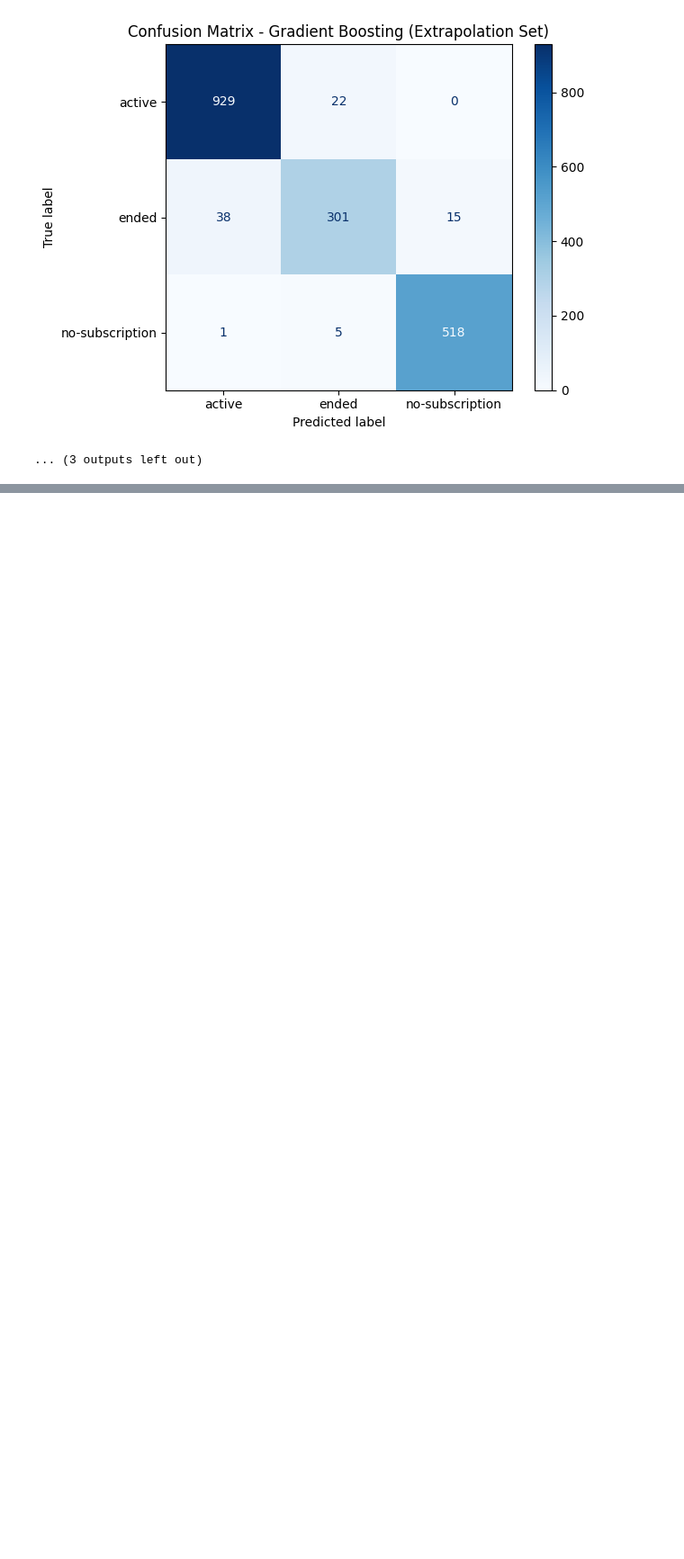
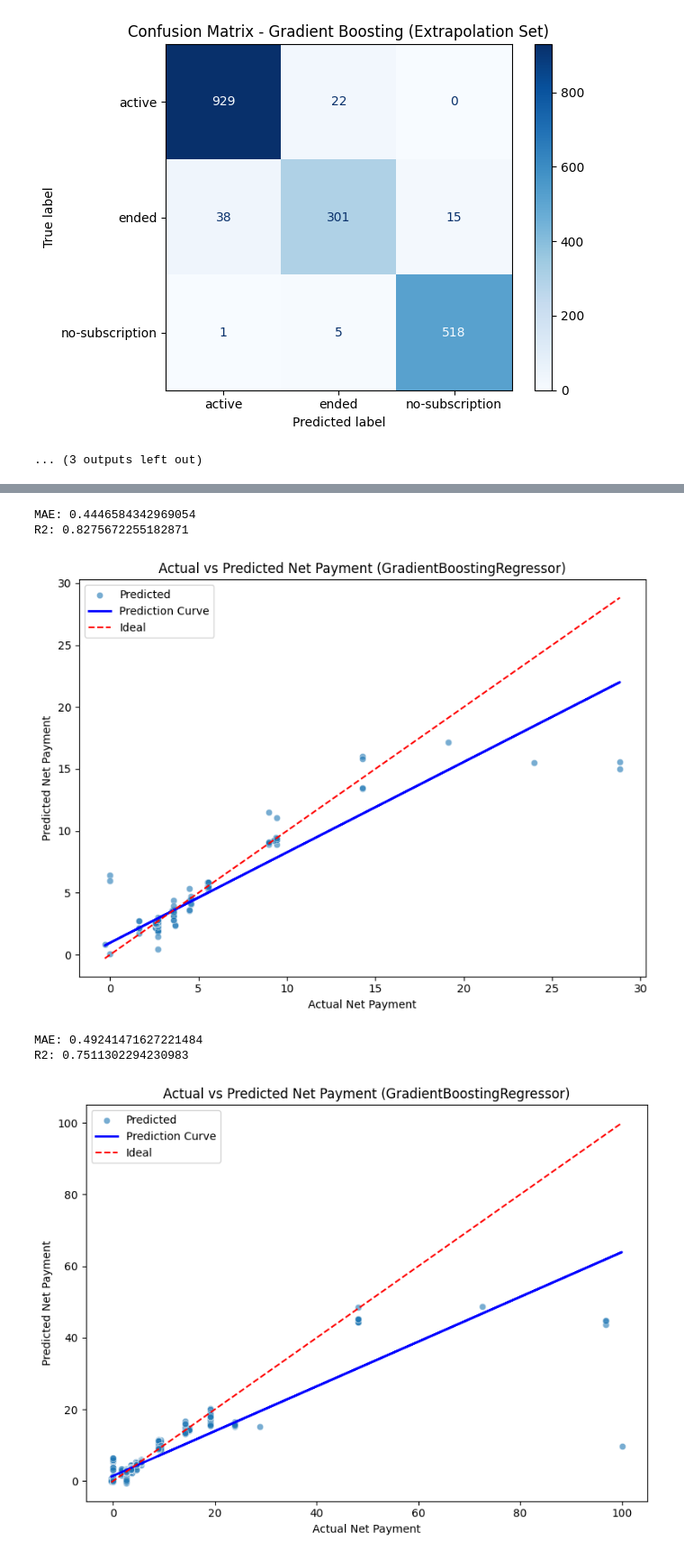
Before and after one commit to roziii/chingu_segment_analysis, a Jupyter notebook: Transaction_Application_analysis.ipynb, the cells around one changed output, grey strips where cells are left out. Shown at 90% size. Drawn from its saved outputs; the diff is of its cells as text; code cells hidden in the pictures; blank space fills up the shorter version.

```diff
--- a/Transaction_Application_analysis.ipynb
+++ b/Transaction_Application_analysis.ipynb
@@ -461,0 +444,36 @@ Gradient Boosting: Accuracy=0.9557, F1=0.9551, ROC AUC=0.9920
+# %%
+from sklearn.linear_model import LinearRegression
+from sklearn.linear_model import LinearRegression
+def plot_predictions(y_true, y_pred, model_name="Model"):
+    plt.figure(figsize=(8, 6))
+    sns.scatterplot(x=y_true, y=y_pred, alpha=0.6, label="Predicted")
+
+    # Fit and plot regression line
+    reg = LinearRegression().fit(np.array(y_true).reshape(-1, 1), y_pred)
+    y_fit = reg.predict(np.array(y_true).reshape(-1, 1))
+    plt.plot(y_true, y_fit, color='blue', linewidth=2, label="Prediction Curve")
+
+    plt.plot([y_true.min(), y_true.max()], [y_true.min(), y_true.max()], 'r--', label="Ideal")
+    plt.xlabel("Actual Net Payment")
+    plt.ylabel("Predicted Net Payment")
+    plt.title(f"Actual vs Predicted Net Payment ({model_name})")
+    plt.legend()
+    plt.tight_layout()
+    plt.show()
+
+y_pred = best_model.predict(X_test)
+print("MAE:", mean_absolute_error(y_test, y_pred))
+print("R2:", r2_score(y_test, y_pred))
+plot_predictions(y_test, y_pred, model_name=type(best_model).__name__)
+
+y_pred_extra = best_model.predict(X_extra)
+print("MAE:", mean_absolute_error(y_extra, y_pred_extra))
+print("R2:", r2_score(y_extra, y_pred_extra))
+plot_predictions(y_extra, y_pred_extra, model_name=type(best_model).__name__)
+# %% [output]
+MAE: 0.4446584342969054
+R2: 0.8275672255182871
+[figure, added]
+MAE: 0.49241471627221484
+R2: 0.7511302294230983
+[figure, added]
```
Also changed, not shown: parts of 3 cells of this notebook.
